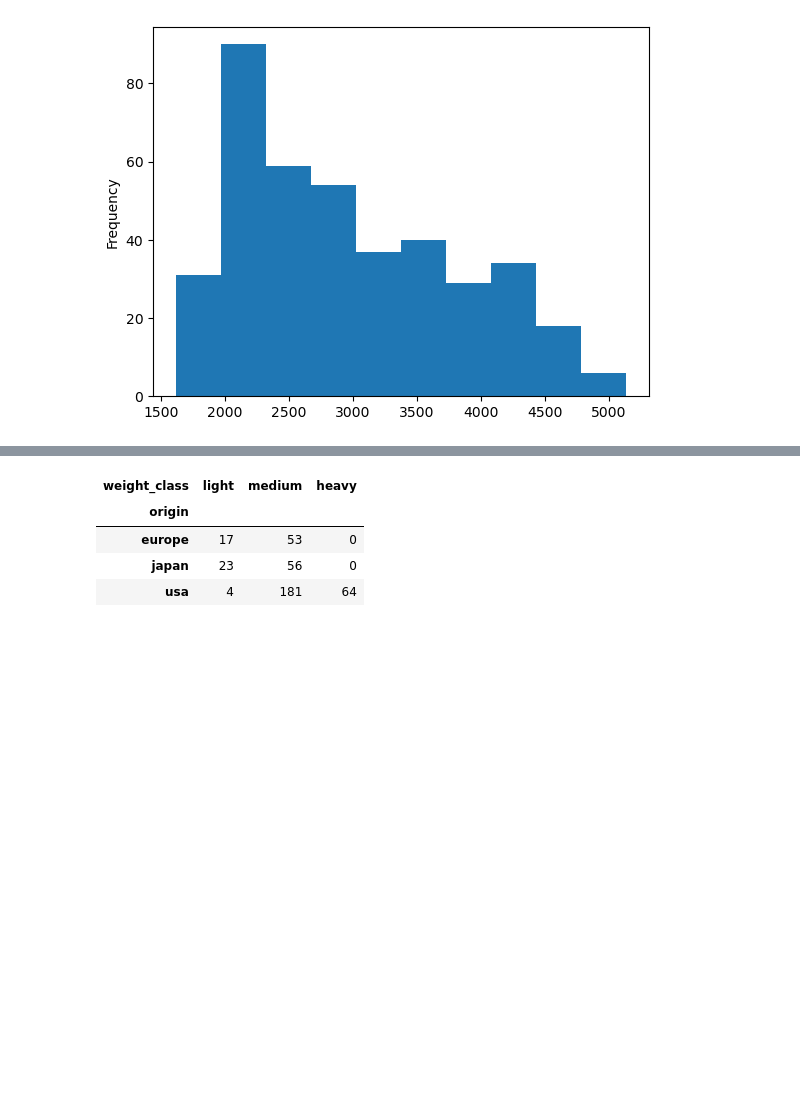
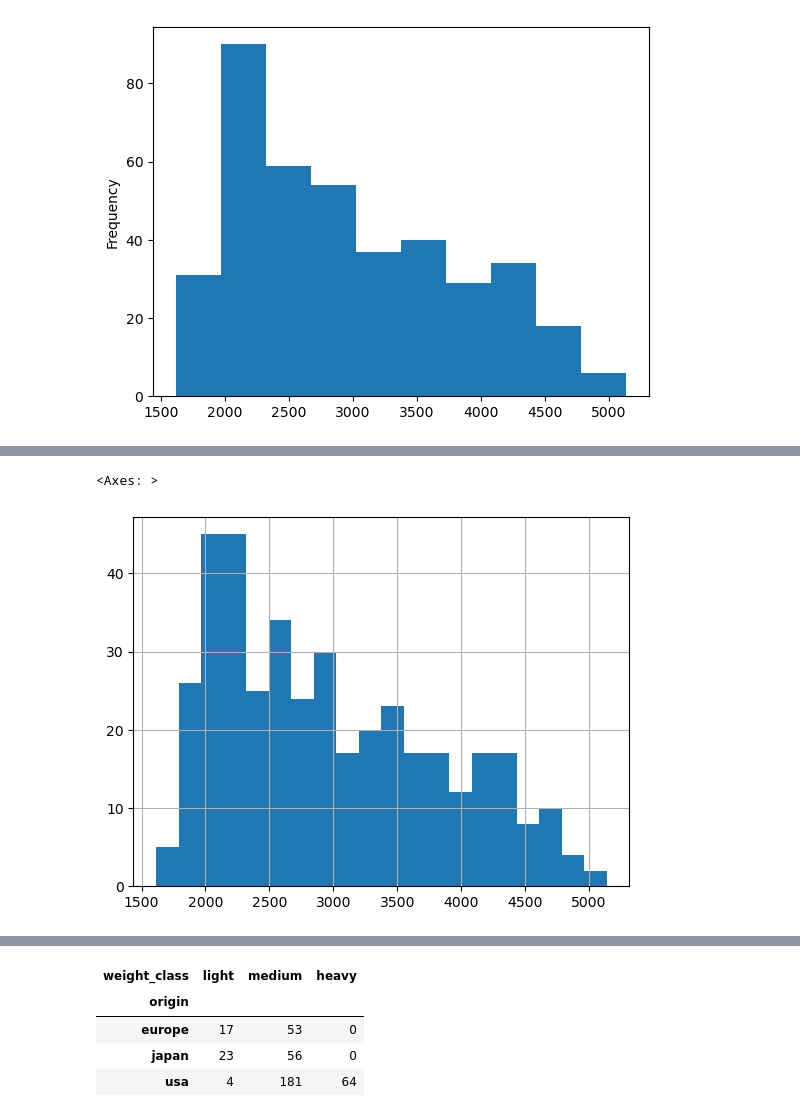
Before and after one commit to get-to-work-together/Computrain-Python-voor-Data-Science, a Jupyter notebook: Training/opdracht 3 - pandas.ipynb, the cells around one changed output, grey strips where cells are left out. Drawn from its saved outputs; the diff is of its cells as text; code cells hidden in the pictures; blank space fills up the shorter version.

```diff
--- a/Training/opdracht 3 - pandas.ipynb
+++ b/Training/opdracht 3 - pandas.ipynb
@@ -231,3 +239,3 @@ df['weight_class'] = pd.cut(df['weight'], bins, labels = labels)
 # %%
-df
+df['weight'].hist(bins=20)
 # %% [output]
@@ -250,0 +242,2 @@ df
+<Axes: >
+[figure, added]
```
Also changed, not shown: parts of 7 cells of this notebook, 3 other files.
